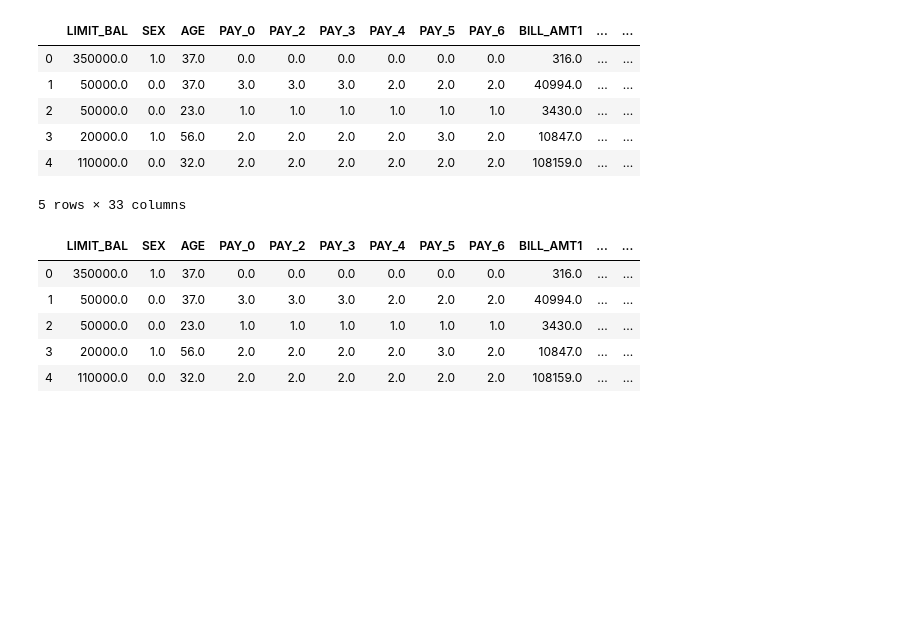
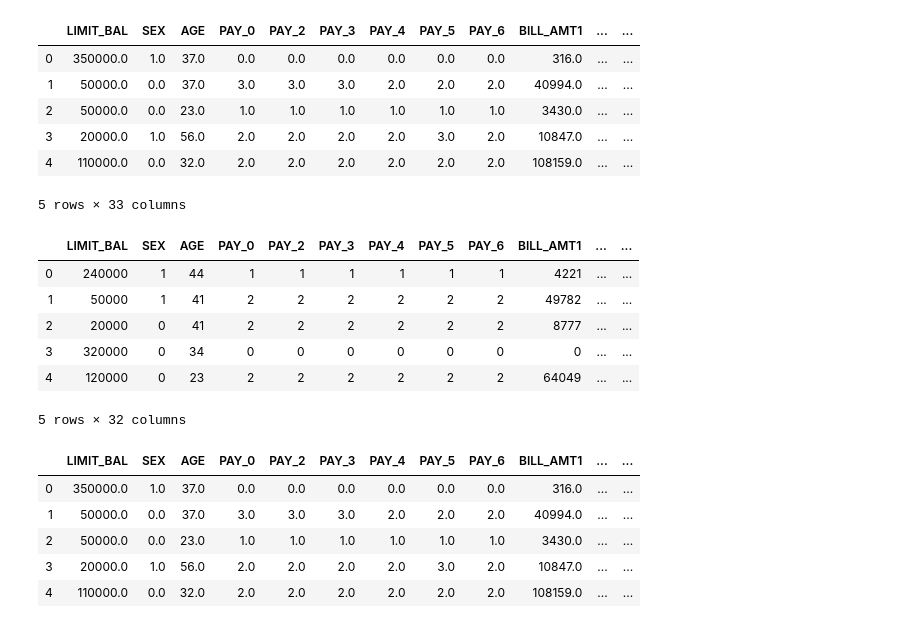
Before and after one commit to CaryMosley/Mod3Bakeoff, a Jupyter notebook: BakeCombined.ipynb, the cells around one changed output. Saved outputs shown, nothing was run; the diff lists cells and outputs as text; code cells hidden in the pictures; blank space fills up the shorter version.

```diff
--- a/BakeCombined.ipynb
+++ b/BakeCombined.ipynb
@@ -615,3 +739,6 @@ min          0.000000
 75%         12.000000
 max         18.000000
 Name: Past_Payment, dtype: float64
+# %%
+df2['Past_Payment'] = df2['PAY_0']+df2['PAY_2']+df2['PAY_3']+df2['PAY_4']+df2['PAY_5']+df2['PAY_6']
+df2['Past_Payment'].describe()
@@ -652,3 +789,28 @@ df.shape
 3727
 779
 (23220, 31)
+# %%
+#Negative bill amounts
+print(df2['BILL_AMT1'][df2['BILL_AMT1']<=0].count())
+print(df2['BILL_AMT2'][df2['BILL_AMT2']<=0].count())
+print(df2['BILL_AMT3'][df2['BILL_AMT3']<=0].count())
+print(df2['BILL_AMT4'][df2['BILL_AMT4']<=0].count())
+print(df2['BILL_AMT5'][df2['BILL_AMT5']<=0].count())
+print(df2['BILL_AMT6'][df2['BILL_AMT6']<=0].count())
+df2['BILL_AMT1']= df2['BILL_AMT1'].apply(lambda x: 0 if x <=0 else x)
+df2['BILL_AMT2']= df2['BILL_AMT2'].apply(lambda x: 0 if x <=0 else x)
+df2['BILL_AMT3']= df2['BILL_AMT3'].apply(lambda x: 0 if x <=0 else x)
+df2['BILL_AMT4']= df2['BILL_AMT4'].apply(lambda x: 0 if x <=0 else x)
+df2['BILL_AMT5']= df2['BILL_AMT5'].apply(lambda x: 0 if x <=0 else x)
+df2['BILL_AMT6']= df2['BILL_AMT6'].apply(lambda x: 0 if x <=0 else x)
+
+
+#First we tried to take the %paid each month and average this. However due to some people paying 0
+#paying months together this metric created some errors. Now summing the total bill and total
+#payment amount
+df2['Bill_Total']=(df2['BILL_AMT1']+df2['BILL_AMT2']+df2['BILL_AMT3']+df2['BILL_AMT4']+df2['BILL_AMT5']+df2
+                   ['BILL_AMT6'])
+df2['Pay_Total']=(df2['PAY_AMT1']+df2['PAY_AMT2']+df2['PAY_AMT3']+df2['PAY_AMT4']+df2['PAY_AMT5']+df2['PAY_AMT6'])
+df2['Pay_Percent']=df2['Pay_Total']/df2['Bill_Total']
+
+print(df2['Bill_Total'][df2['Bill_Total']==0].count())
@@ -661,6 +831,13 @@ df['Pay_Percent_Bin'] = df['Pay_Percent_Bin'].apply(lambda x: 3 if (x<.85)&(x>0)
 df['Pay_Percent_Bin'] = df['Pay_Percent_Bin'].apply(lambda x: 2 if (x>=.85)&(x<.95) else x )
 df['Pay_Percent_Bin'] = df['Pay_Percent_Bin'].apply(lambda x: 1 if (x>=.95)&(x<1) else x )
 df.drop(columns = 'Pay_Percent',axis=1,inplace=True)
+# %%
+df2['Pay_Percent_Bin'] = df2['Pay_Percent'].apply(lambda x: .01 if x == 0 else x )
+df2['Pay_Percent_Bin'] = df2['Pay_Percent_Bin'].apply(lambda x: 0 if x>=1 else x )
+df2['Pay_Percent_Bin'] = df2['Pay_Percent_Bin'].apply(lambda x: 3 if (x<.85)&(x>0) else x )
+df2['Pay_Percent_Bin'] = df2['Pay_Percent_Bin'].apply(lambda x: 2 if (x>=.85)&(x<.95) else x )
+df2['Pay_Percent_Bin'] = df2['Pay_Percent_Bin'].apply(lambda x: 1 if (x>=.95)&(x<1) else x )
+df2.drop(columns = 'Pay_Percent',axis=1,inplace=True)
 # %%
 # Pay Percent Bin summary
 print('Pay Percent Bin Summary')
@@ -704,6 +881,22 @@ df.head()
 | 3 | 20000.0 | 1.0 | 56.0 | 2.0 | 2.0 | 2.0 | 2.0 | 3.0 | 2.0 | 10847.0 | ... | ... |
 | 4 | 110000.0 | 0.0 | 32.0 | 2.0 | 2.0 | 2.0 | 2.0 | 2.0 | 2.0 | 108159.0 | ... | ... |
 5 rows × 33 columns
+# %%
+#binning Pay Percent: 100% = 0, 95%-99% = 1, 85%-94% = 2, <85% = 3
+paypercent_dummies2 = pd.get_dummies(df2['Pay_Percent_Bin'], drop_first=True)
+paypercent_dummies2.describe()
+df2 = df2.drop(['Pay_Percent_Bin'], axis=1)
+df2 = pd.concat([df2, paypercent_dummies2], axis=1)
+df2.rename(columns={1: '95%-99%', 2: '85%-94%',3:'<85%'},inplace=True)
+df2.head()
+# %% [output]
+|  | LIMIT_BAL | SEX | AGE | PAY_0 | PAY_2 | PAY_3 | PAY_4 | PAY_5 | PAY_6 | BILL_AMT1 | ... | ... |
+| 0 | 240000 | 1 | 44 | 1 | 1 | 1 | 1 | 1 | 1 | 4221 | ... | ... |
+| 1 | 50000 | 1 | 41 | 2 | 2 | 2 | 2 | 2 | 2 | 49782 | ... | ... |
+| 2 | 20000 | 0 | 41 | 2 | 2 | 2 | 2 | 2 | 2 | 8777 | ... | ... |
+| 3 | 320000 | 0 | 34 | 0 | 0 | 0 | 0 | 0 | 0 | 0 | ... | ... |
+| 4 | 120000 | 0 | 23 | 2 | 2 | 2 | 2 | 2 | 2 | 64049 | ... | ... |
+5 rows × 32 columns
 # %%
 pastpayment_dummies = pd.get_dummies(df['Past_Payment'], drop_first=True)
 pastpayment_dummies.describe()
```
Also changed, not shown: parts of 29 cells of this notebook.
